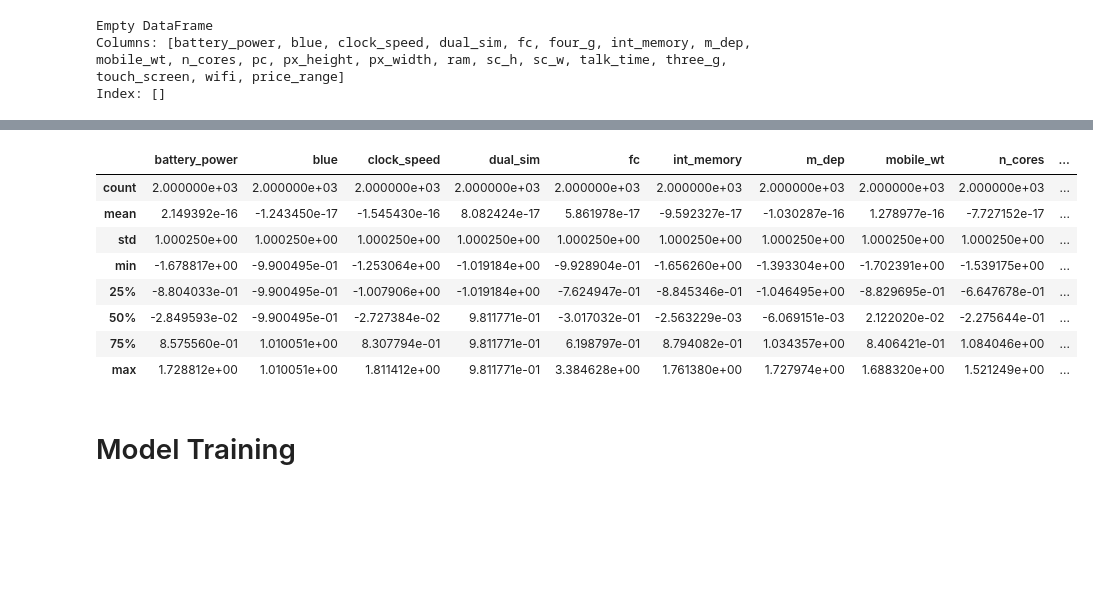
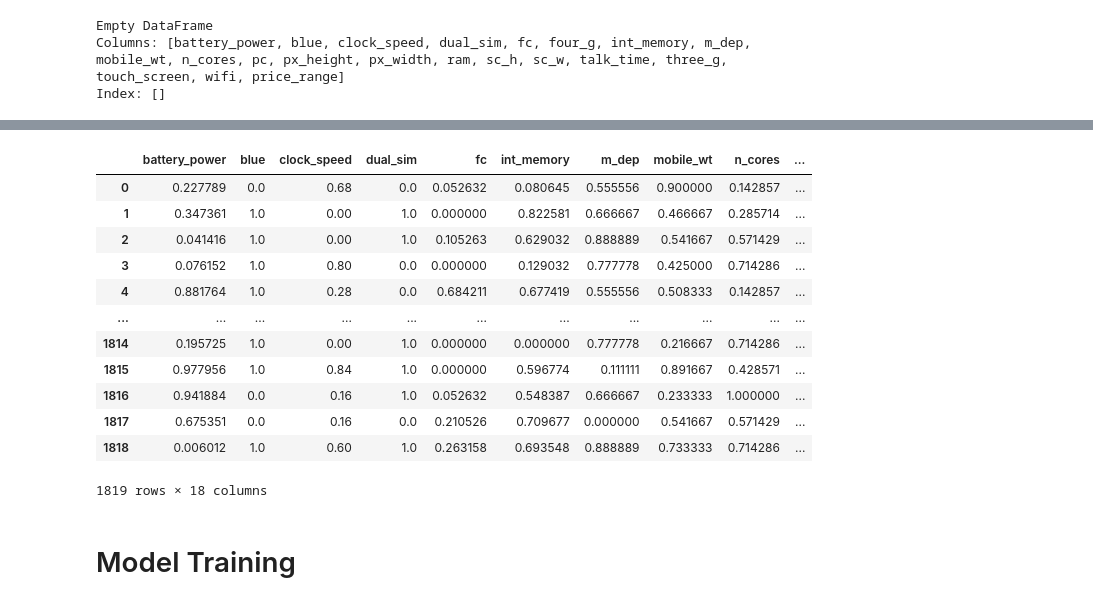
Before and after one commit to MarkkusKoddala/MobilePriceClassification, a Jupyter notebook: mobilepricepredictor.ipynb, the cells around one changed output, grey strips where cells are left out. Saved outputs shown, nothing was run; the diff lists cells and outputs as text; code cells hidden in the pictures; blank space fills up the shorter version.

Commit message:
did some preprocessing and data understanding

```diff
--- a/mobilepricepredictor.ipynb
+++ b/mobilepricepredictor.ipynb
@@ -249,16 +337,12 @@ df_train['network_type'] = df_train.apply(network_type, axis=1)
 # %%
-# convert screen width and height to diagonal
-
-import math
-
 def height_width_to_diagonal(height, width):
   return math.sqrt(height**2 + width**2)
 
 diagonals = []
 
-for index, row in df_train.iterrows():
+for index, row in df.iterrows():
   diagonal = round(height_width_to_diagonal(row["sc_h"], row["sc_w"]),1)
   diagonals.append(diagonal)
 
-df_train['diagonals'] = diagonals
+df['diagonals'] = diagonals
 # %%
@@ -267,5 +365,6 @@ df_train['pixel_area'] = df_train['px_height'] * df_train['px_width']
 # %%
-df_train_Y = df_train["price_range"]   # All rows, only the last column
-df_train_X = df_train.drop('price_range', axis=1)
+df_train_Y = df["price_range"]
+df_train_X = df.drop('price_range', axis=1)
 # %%
-df_train_X = df_train_X.drop(['sc_h', 'sc_w', 'four_g','three_g', 'px_width', 'px_height'], axis = 1)
+df_train_X = df_train_X.drop(['sc_h', 'sc_w', 'four_g','three_g', 'sc_h', 'sc_w'], axis = 1)
+df_train_X
@@ -272,28 +385,27 @@ df_train_X = df_train_X.drop(['sc_h', 'sc_w', 'four_g','three_g', 'px_width', 'p
 # %%
-from sklearn.preprocessing import StandardScaler, MinMaxScaler
-import pandas as pd
+from sklearn.preprocessing import MinMaxScaler
 
-# Instantiate the StandardScaler
-scaler = StandardScaler()
-
-# Assuming df_train_X is a DataFrame containing features to be standardized
-# Fit the scaler to the training data and transform it
-df_train_X_scaled = scaler.fit_transform(df_train_X)
+scaler=MinMaxScaler(feature_range=(0,1))
+df_train_X_scaled=scaler.fit_transform(df_train_X)
 
 # Convert the standardized array back to a DataFrame
 df_train_X_scaled = pd.DataFrame(df_train_X_scaled, columns=df_train_X.columns)
 # %%
-df_train_X_scaled.describe()
+df_train_X_scaled
 # %% [output]
 |  | battery_power | blue | clock_speed | dual_sim | fc | int_memory | m_dep | mobile_wt | n_cores | ... |
-| count | 2.000000e+03 | 2.000000e+03 | 2.000000e+03 | 2.000000e+03 | 2.000000e+03 | 2.000000e+03 | 2.000000e+03 | 2.000000e+03 | 2.000000e+03 | ... |
-| mean | 2.149392e-16 | -1.243450e-17 | -1.545430e-16 | 8.082424e-17 | 5.861978e-17 | -9.592327e-17 | -1.030287e-16 | 1.278977e-16 | -7.727152e-17 | ... |
-| std | 1.000250e+00 | 1.000250e+00 | 1.000250e+00 | 1.000250e+00 | 1.000250e+00 | 1.000250e+00 | 1.000250e+00 | 1.000250e+00 | 1.000250e+00 | ... |
-| min | -1.678817e+00 | -9.900495e-01 | -1.253064e+00 | -1.019184e+00 | -9.928904e-01 | -1.656260e+00 | -1.393304e+00 | -1.702391e+00 | -1.539175e+00 | ... |
-| 25% | -8.804033e-01 | -9.900495e-01 | -1.007906e+00 | -1.019184e+00 | -7.624947e-01 | -8.845346e-01 | -1.046495e+00 | -8.829695e-01 | -6.647678e-01 | ... |
-| 50% | -2.849593e-02 | -9.900495e-01 | -2.727384e-02 | 9.811771e-01 | -3.017032e-01 | -2.563229e-03 | -6.069151e-03 | 2.122020e-02 | -2.275644e-01 | ... |
-| 75% | 8.575560e-01 | 1.010051e+00 | 8.307794e-01 | 9.811771e-01 | 6.198797e-01 | 8.794082e-01 | 1.034357e+00 | 8.406421e-01 | 1.084046e+00 | ... |
-| max | 1.728812e+00 | 1.010051e+00 | 1.811412e+00 | 9.811771e-01 | 3.384628e+00 | 1.761380e+00 | 1.727974e+00 | 1.688320e+00 | 1.521249e+00 | ... |
+| 0 | 0.227789 | 0.0 | 0.68 | 0.0 | 0.052632 | 0.080645 | 0.555556 | 0.900000 | 0.142857 | ... |
+| 1 | 0.347361 | 1.0 | 0.00 | 1.0 | 0.000000 | 0.822581 | 0.666667 | 0.466667 | 0.285714 | ... |
+| 2 | 0.041416 | 1.0 | 0.00 | 1.0 | 0.105263 | 0.629032 | 0.888889 | 0.541667 | 0.571429 | ... |
+| 3 | 0.076152 | 1.0 | 0.80 | 0.0 | 0.000000 | 0.129032 | 0.777778 | 0.425000 | 0.714286 | ... |
+| 4 | 0.881764 | 1.0 | 0.28 | 0.0 | 0.684211 | 0.677419 | 0.555556 | 0.508333 | 0.142857 | ... |
+| ... | ... | ... | ... | ... | ... | ... | ... | ... | ... | ... |
+| 1814 | 0.195725 | 1.0 | 0.00 | 1.0 | 0.000000 | 0.000000 | 0.777778 | 0.216667 | 0.714286 | ... |
+| 1815 | 0.977956 | 1.0 | 0.84 | 1.0 | 0.000000 | 0.596774 | 0.111111 | 0.891667 | 0.428571 | ... |
+| 1816 | 0.941884 | 0.0 | 0.16 | 1.0 | 0.052632 | 0.548387 | 0.666667 | 0.233333 | 1.000000 | ... |
+| 1817 | 0.675351 | 0.0 | 0.16 | 0.0 | 0.210526 | 0.709677 | 0.000000 | 0.541667 | 0.571429 | ... |
+| 1818 | 0.006012 | 1.0 | 0.60 | 1.0 | 0.263158 | 0.693548 | 0.888889 | 0.733333 | 0.714286 | ... |
+1819 rows × 18 columns
 # %% [markdown]
 <h1> Model Training</h1>
 # %%
```
Also changed, not shown: parts of 44 cells of this notebook.
